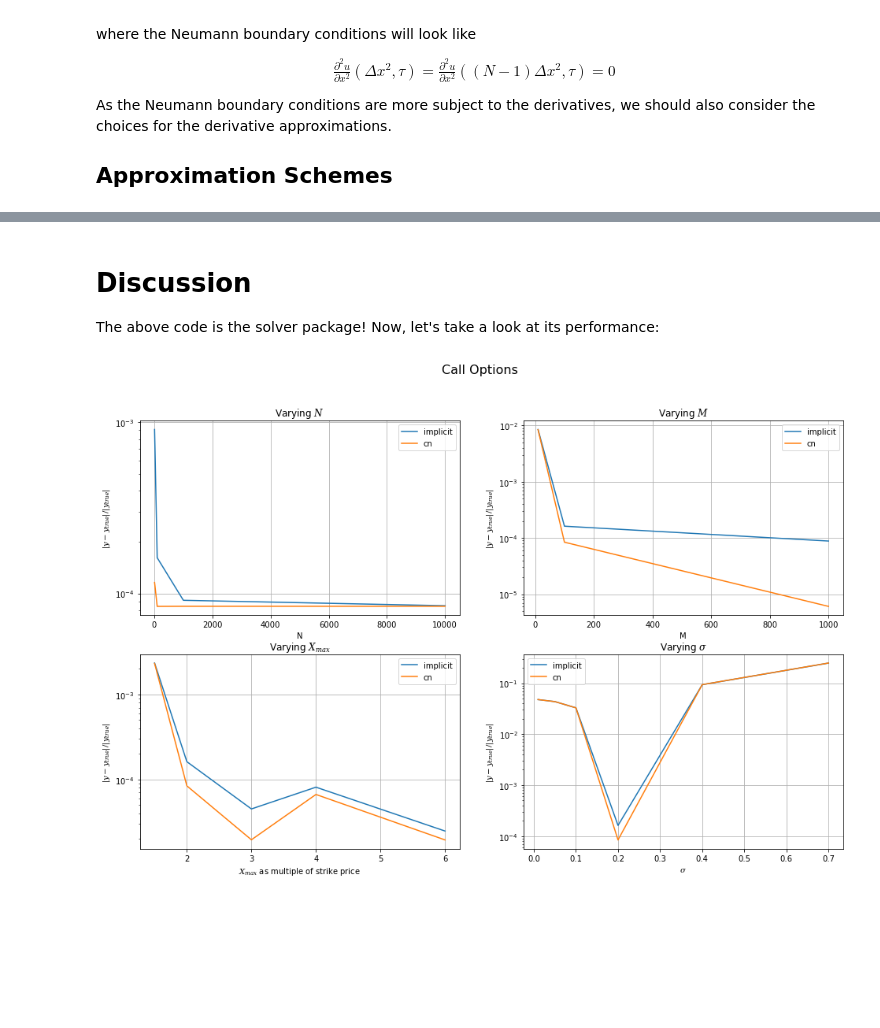
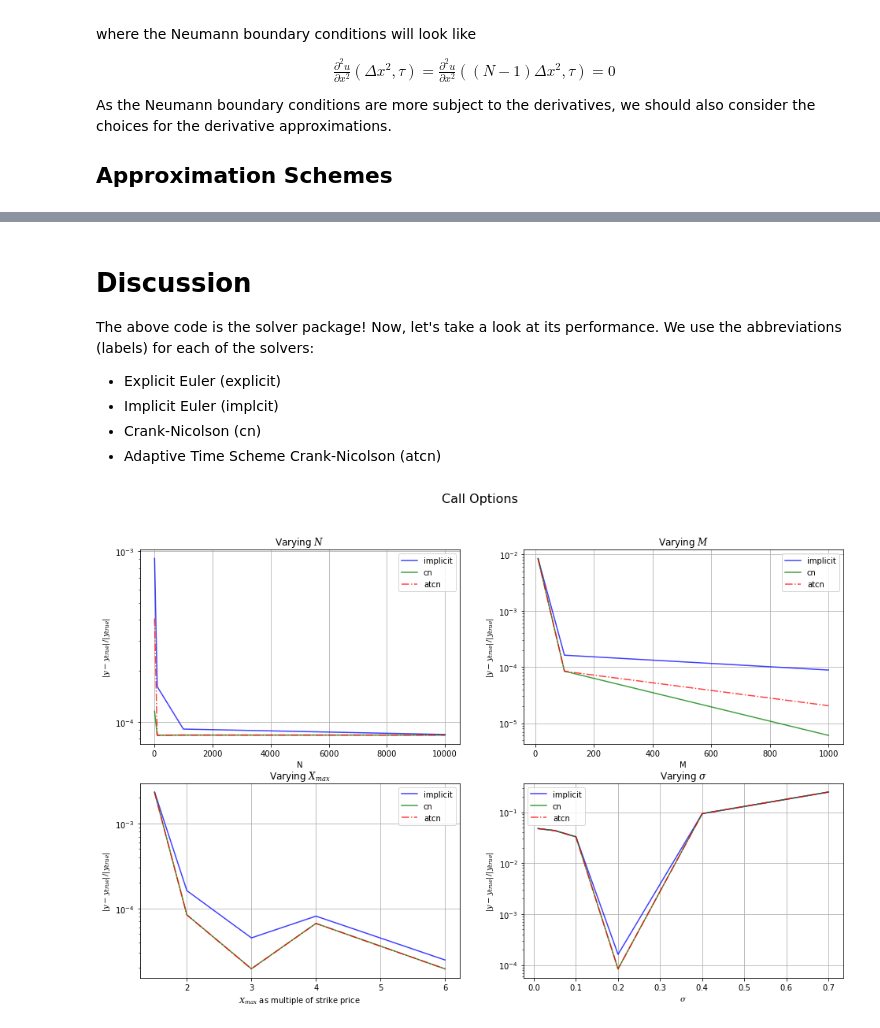
Before and after one commit to ll3404/bs_pde, a Jupyter notebook: BlackScholes.ipynb, the cells around one changed output, grey strips where cells are left out. Cells and saved outputs as stored; diff of their text form; code cells hidden in the pictures; blank space fills up the shorter version.

```diff
--- a/BlackScholes.ipynb
+++ b/BlackScholes.ipynb
@@ -757,0 +743,24 @@ $$
+# %%
+from matplotlib import cm
+fig = plt.figure(figsize=(16, 8))
+greeks = ['delta', 'theta']
+params = {'X_min':0, 'X_max':100, 'r':0.02, 'strike':50, 'sigma':0.2, 'M':50, 'N':50, 't_final':1, 'T':1, 't':0, 'option':'call'}
+for i, greek in enumerate(greeks):
+    T_space = np.linspace(0, params['T'], params['N'])
+    X_space = np.linspace(0, params['X_max'], params['M'])
+    U = np.zeros((len(X_space), len(T_space)))
+    for j, t in enumerate(T_space):
+        U[j,:] = np.abs(np.nan_to_num(bs_analytical(x=X_space, greek=greek, **override(params, t=t))))
+    ax = fig.add_subplot(1, len(greeks), i+1, projection='3d')
+    X, Y = np.meshgrid(X_space, T_space)
+    Z = U
+    surf = ax.plot_surface(X, Y, Z, rstride=1, cstride=1,alpha=0.5, cmap='coolwarm')
+    ax.set_xlabel('Underlying Price')
+    ax.set_ylabel('Time')
+    ax.zaxis.set_rotate_label(False)
+    ax.set_zlabel(f'$|\{greek}|$', fontsize=16, rotation=0)
+    ax.plot([50, 50], [0, 0.35], c='dimgrey')
+    ax.plot([50, 50], [0.65, 1.0], c='dimgrey')
+    ax.text(50, 0.5, 0, 'strike', 'y', horizontalalignment='center', verticalalignment='center', c='dimgrey', fontweight='bold')
+    plt.colorbar(surf, orientation='horizontal')
+fig.suptitle('Magnitude of Greeks (abs. value) for a Call Option')
@@ -858,9 +914,12 @@ def solve_bs(method, **params):
     return solver.X_space, solver.solve()
 # %% [markdown]
 # Discussion
-The above code is the solver package! Now, let's take a look at its performance:
+The above code is the solver package! Now, let's take a look at its performance. We use the abbreviations (labels) for each of the solvers:
+* Explicit Euler (explicit)
+* Implicit Euler (implcit)
+* Crank-Nicolson (cn)
+* Adaptive Time Scheme Crank-Nicolson (atcn)
 # %%
-from tqdm import tqdm
 params = {'X_min':0, 'X_max':100, 'r':0.02, 'strike':50, 'sigma':0.2, 'M':100, 'N':100, 'T':1, 't':0, 'option':'call'}
 prev_x = np.zeros(1)
 N_points = [10, 100, 1000, 10000]
@@ -868,60 +927,61 @@ M_points = [10, 100, 1000]
 X_max_values = [75, 100, 150, 200, 300]
 volatility = [0.01, 0.05, 0.1, 0.2, 0.4, 0.7]
 fig, axes = plt.subplots(2,2, figsize=(16,10))
-for method in ['implicit', 'cn']:
+lines = ['b-', 'g-', 'r-.']
+for i, method in enumerate(['implicit', 'cn', 'atcn']):
     errors = []
-    for N in tqdm(N_points):
+    for N in N_points:
         x, y = solve_bs(method, **override(params, N=N))
         if not np.array_equal(prev_x, x):
             prev_x = x
             y_true = bs_analytical(x=x, **params)
         errors.append(np.linalg.norm(y - y_true) / np.linalg.norm(y_true))
-    axes[0,0].semilogy(N_points, errors, label=method)
+    axes[0,0].semilogy(N_points, errors, lines[i], label=method, alpha=0.75)
     axes[0,0].set_xlabel('N')
     axes[0,0].set_title(r'Varying $N$')
 
     errors = []
-    for M in tqdm(M_points):
+    for M in M_points:
         x, y = solve_bs(method, **override(params, M=M))
         if not np.array_equal(prev_x, x):
             prev_x = x
             y_true = bs_analytical(x=x, **params)
         errors.append(np.linalg.norm(y - y_true) / np.linalg.norm(y_true))
-    axes[0,1].semilogy(M_points, errors, label=method)
+    axes[0,1].semilogy(M_points, errors, lines[i], label=method, alpha=0.75)
     axes[0,1].set_xlabel('M')
     axes[0,1].set_title(r'Varying $M$')
 
 
     errors = []
-    for X_max in tqdm(X_max_values):
+    for X_max in X_max_values:
         x, y = solve_bs(method, **override(params, X_max=X_max))
         if not np.array_equal(prev_x, x):
             prev_x = x
             y_true = bs_analytical(x=x, **params)
         errors.append(np.linalg.norm(y - y_true) / np.linalg.norm(y_true))
-    axes[1,0].semilogy(np.array(X_max_values) / params['strike'], errors, label=method)
+    axes[1,0].semilogy(np.array(X_max_values) / params['strike'], errors, lines[i], label=method, alpha=0.75)
     axes[1,0].set_xlabel(r'$X_{max}$ as multiple of strike price')
     axes[1,0].set_title(r'Varying $X_{max}$')
 
     errors = []
-    for sigma in tqdm(volatility):
+    for sigma in volatility:
         x, y = solve_bs(method, **override(params, sigma=sigma))
         if not np.array_equal(prev_x, x):
             prev_x = x
             y_true = bs_analytical(x=x, **params)
         errors.append(np.linalg.norm(y - y_true) / np.linalg.norm(y_true))
-    axes[1,1].semilogy(volatility, errors, label=method)
+    axes[1,1].semilogy(volatility, errors, lines[i], label=method, alpha=0.75)
     axes[1,1].set_xlabel(r'$\sigma$')
     axes[1,1].set_title(r'Varying $\sigma$')
 
 for ax in axes.flatten():
     ax.grid()
     ax.legend()
     ax.set_ylabel(r'$|y-y_{true}|/|y_{true}|$')
 fig.suptitle('Call Options', fontsize=16)
 plt.show()
 # %% [output]
-[figure, old version]
+[figure, new version]
 # %%
 params = {'X_min':0, 'X_max':100, 'r':0.02, 'strike':50, 'sigma':0.2, 'M':100, 'N':100, 'T':1, 't':0, 'option':'put'}
 prev_x = np.zeros(1)
```
Also changed, not shown: parts of 17 cells of this notebook.
